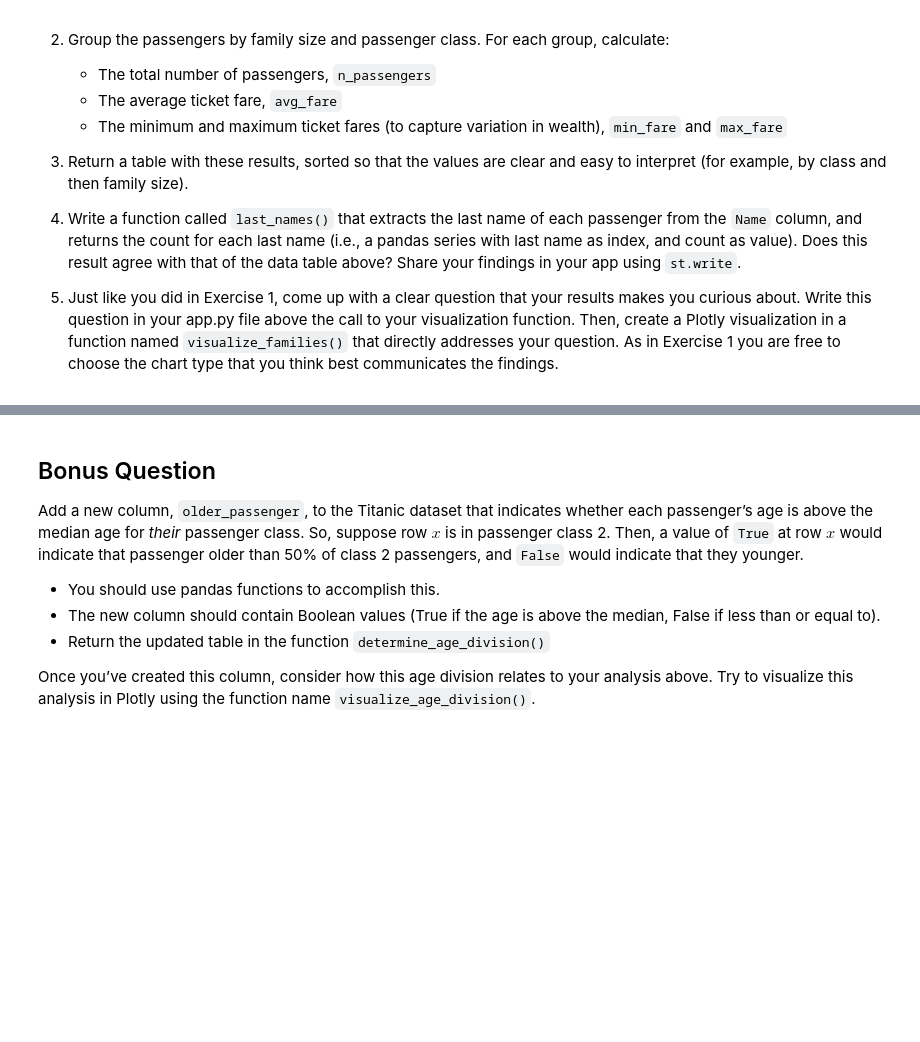
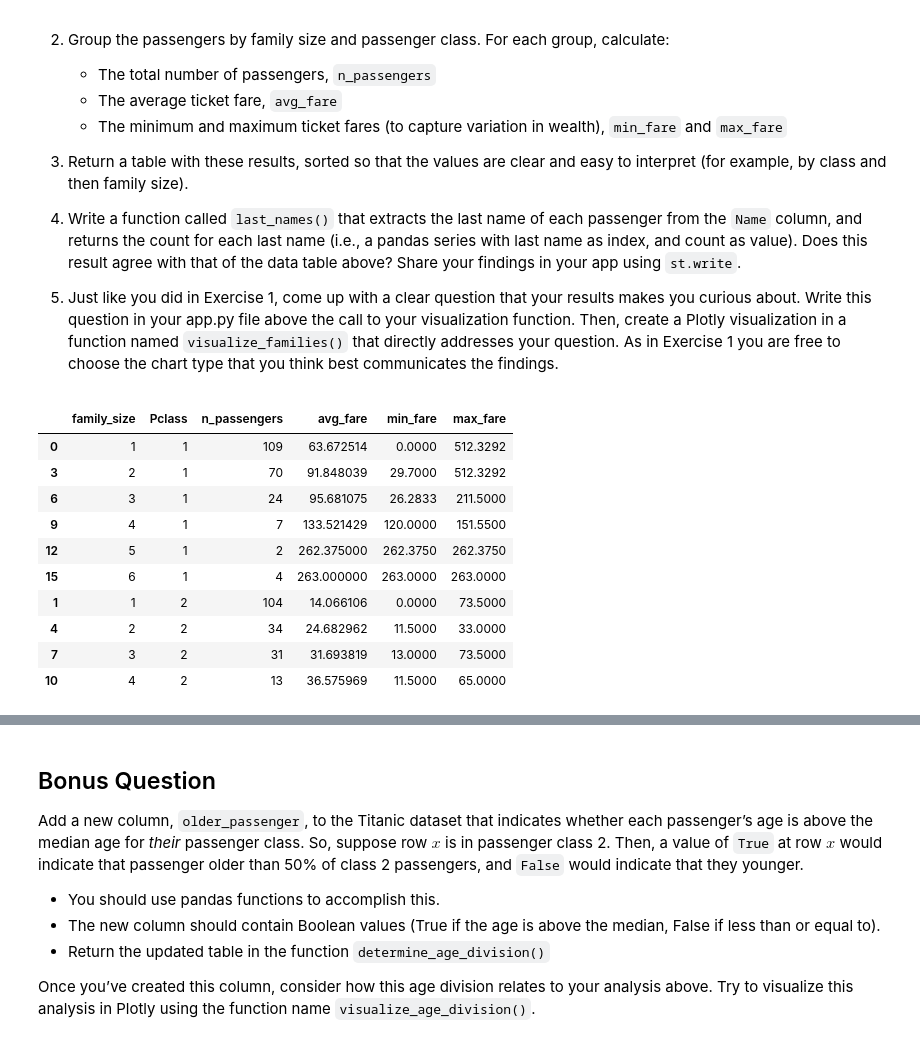
Before and after one commit to tkuo-us/week-5, a Jupyter notebook: exercises.ipynb, the cells around one changed output, grey strips where cells are left out. Cells and saved outputs as stored; diff of their text form; code cells hidden in the pictures; blank space fills up the shorter version.

```diff
--- a/exercises.ipynb
+++ b/exercises.ipynb
@@ -85,3 +86,18 @@ Using the Titanic dataset, write a function named `family_groups()` to explore t
 4. Write a function called `last_names()` that extracts the last name of each passenger from the `Name` column, and returns the count for each last name (i.e., a pandas series with last name as index, and count as value). Does this result agree with that of the data table above? Share your findings in your app using `st.write`.
 
 5. Just like you did in Exercise 1, come up with a clear question that your results makes you curious about. Write this question in your app.py file above the call to your visualization function. Then, create a Plotly visualization in a function named `visualize_families()` that directly addresses your question. As in Exercise 1 you are free to choose the chart type that you think best communicates the findings.
+# %%
+tbl2 = family_groups(df)
+tbl2.head(10)
+# %% [output]
+|  | family_size | Pclass | n_passengers | avg_fare | min_fare | max_fare |
+| 0 | 1 | 1 | 109 | 63.672514 | 0.0000 | 512.3292 |
+| 3 | 2 | 1 | 70 | 91.848039 | 29.7000 | 512.3292 |
+| 6 | 3 | 1 | 24 | 95.681075 | 26.2833 | 211.5000 |
+| 9 | 4 | 1 | 7 | 133.521429 | 120.0000 | 151.5500 |
+| 12 | 5 | 1 | 2 | 262.375000 | 262.3750 | 262.3750 |
+| 15 | 6 | 1 | 4 | 263.000000 | 263.0000 | 263.0000 |
+| 1 | 1 | 2 | 104 | 14.066106 | 0.0000 | 73.5000 |
+| 4 | 2 | 2 | 34 | 24.682962 | 11.5000 | 33.0000 |
+| 7 | 3 | 2 | 31 | 31.693819 | 13.0000 | 73.5000 |
+| 10 | 4 | 2 | 13 | 36.575969 | 11.5000 | 65.0000 |
```
Also changed, not shown: parts of 3 cells of this notebook, 1 other file.
